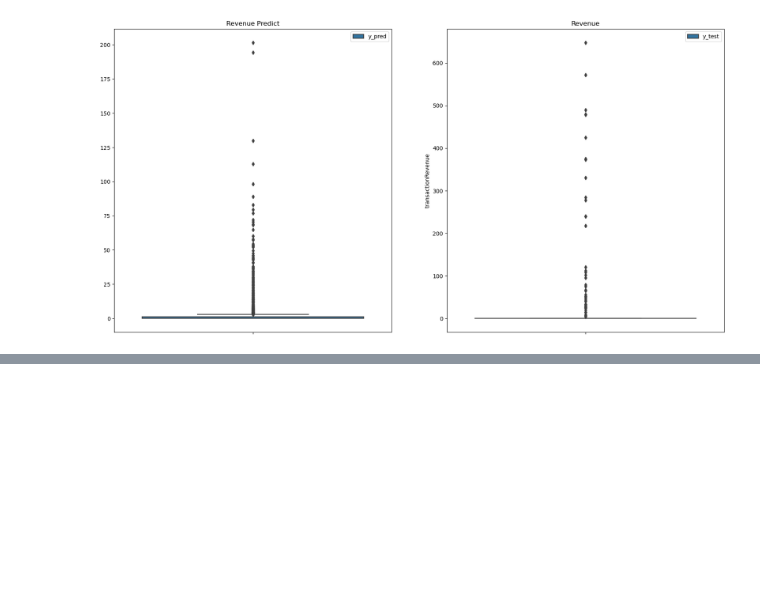
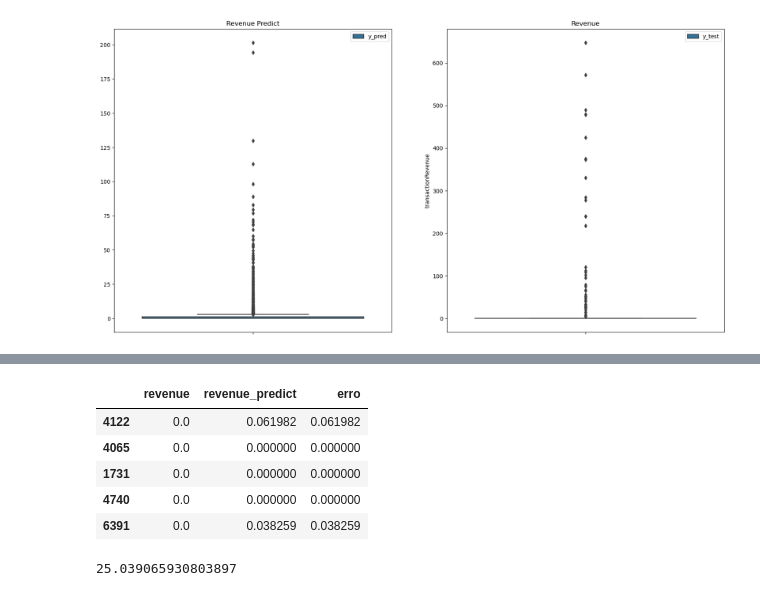
Before and after one commit to CrisNakamura/modelo_digital_marketing, a Jupyter notebook: marketing_analytics.ipynb, the cells around one changed output, grey strips where cells are left out. Cells and saved outputs as stored; diff of their text form; code cells hidden in the pictures; blank space fills up the shorter version.

Commit message:
[feat] Treinando um Gradient Boosting

```diff
--- a/marketing_analytics.ipynb
+++ b/marketing_analytics.ipynb
@@ -585,0 +589,12 @@ plt.show()
+# %%
+# Instanciando o modelo.
+modelo_gbr = GradientBoostingRegressor(random_state=42)
+
+# Treinando o modelo.
+modelo_gbr.fit(X_train, y_train)
+
+# Fazendo previsões.
+modelo_gbr_pred = modelo_gbr.predict(X_test)
+
+# Se o valor for menor que 0, substitui por 0.
+modelo_gbr_pred[modelo_gbr_pred < 0] = 0
@@ -585,0 +606,24 @@ plt.show()
+# %%
+resultados = pd.DataFrame()
+
+# O que foi gasto de fato.
+resultados['revenue'] = y_test
+
+# Previsão de gastos.
+resultados['revenue_predict'] = modelo_gbr_pred
+
+# Erro da previsão.
+resultados['erro'] = modelo_gbr_pred - y_test
+
+resultados.head()
+# %% [output]
+|  | revenue | revenue_predict | erro |
+| 4122 | 0.0 | 0.061982 | 0.061982 |
+| 4065 | 0.0 | 0.000000 | 0.000000 |
+| 1731 | 0.0 | 0.000000 | 0.000000 |
+| 4740 | 0.0 | 0.000000 | 0.000000 |
+| 6391 | 0.0 | 0.038259 | 0.038259 |
+# %%
+print(np.sqrt(mean_squared_error(y_test, y_pred)))
+# %% [output]
+25.039065930803897
```
Also changed, not shown: parts of 4 cells of this notebook.
